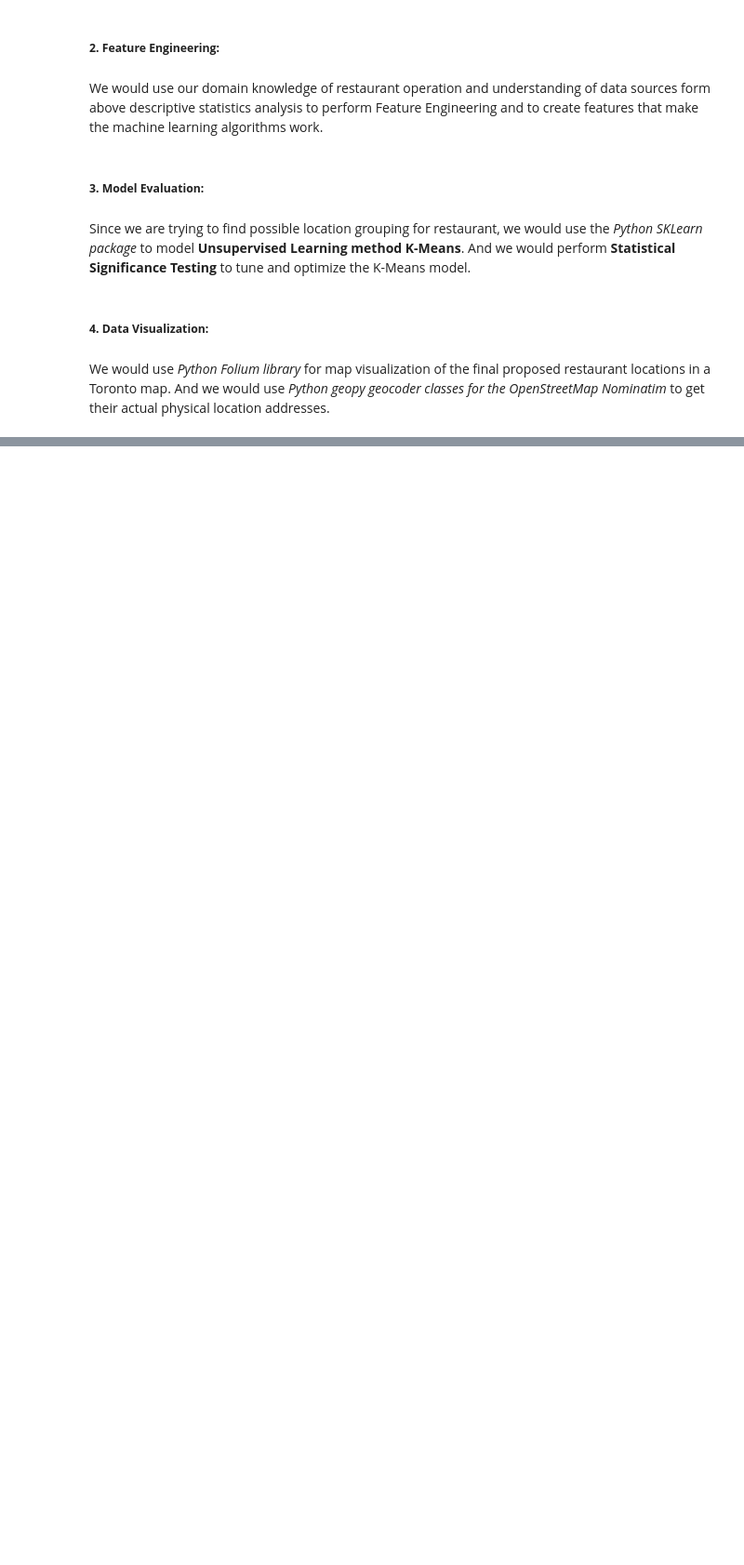
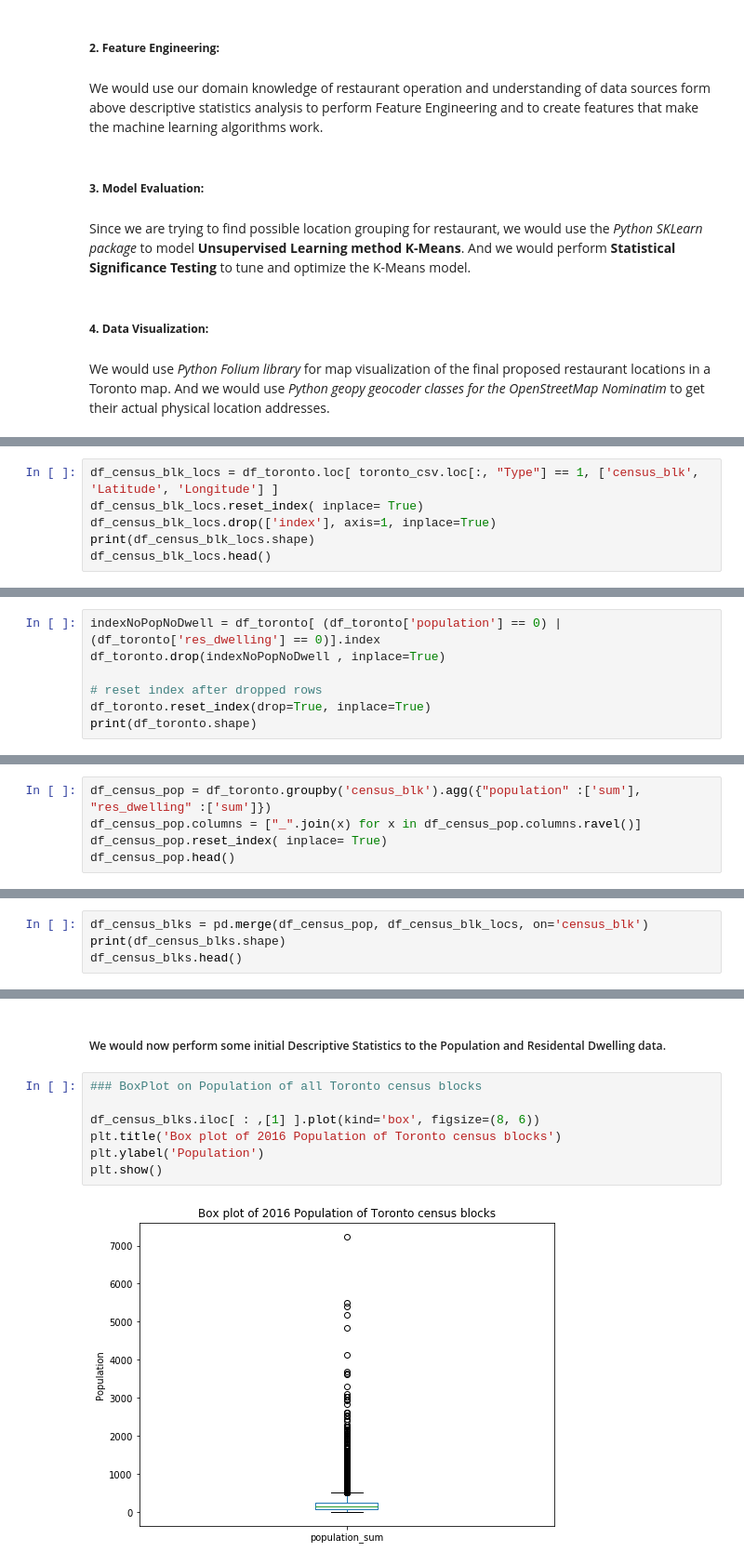
Before and after one commit to Tricomp1/Coursera_Capstone, a Jupyter notebook: CapstoneProjectW4.ipynb, the cells around one changed output, grey strips where cells are left out. Shown at 93% size. Saved outputs shown, nothing was run; the diff lists cells and outputs as text; blank space fills up the shorter version.

```diff
--- a/CapstoneProjectW4.ipynb
+++ b/CapstoneProjectW4.ipynb
@@ -63,0 +147,6 @@ Base URI:  api.foursquare.com/v2
+# %%
+df_census_blk_locs = df_toronto.loc[ toronto_csv.loc[:, "Type"] == 1, ['census_blk', 'Latitude', 'Longitude'] ]
+df_census_blk_locs.reset_index( inplace= True)
+df_census_blk_locs.drop(['index'], axis=1, inplace=True)
+print(df_census_blk_locs.shape)
+df_census_blk_locs.head()
@@ -63,0 +163,7 @@ Base URI:  api.foursquare.com/v2
+# %%
+indexNoPopNoDwell = df_toronto[ (df_toronto['population'] == 0) | (df_toronto['res_dwelling'] == 0)].index
+df_toronto.drop(indexNoPopNoDwell , inplace=True)
+
+# reset index after dropped rows
+df_toronto.reset_index(drop=True, inplace=True)
+print(df_toronto.shape)
@@ -63,0 +174,5 @@ Base URI:  api.foursquare.com/v2
+# %%
+df_census_pop = df_toronto.groupby('census_blk').agg({"population" :['sum'], "res_dwelling" :['sum']})
+df_census_pop.columns = ["_".join(x) for x in df_census_pop.columns.ravel()]
+df_census_pop.reset_index( inplace= True)
+df_census_pop.head()
@@ -63,0 +188,4 @@ Base URI:  api.foursquare.com/v2
+# %%
+df_census_blks = pd.merge(df_census_pop, df_census_blk_locs, on='census_blk')
+print(df_census_blks.shape)
+df_census_blks.head()
@@ -63,0 +216,11 @@ Base URI:  api.foursquare.com/v2
+# %% [markdown]
+##### We would now perform some initial Descriptive Statistics to the Population and Residental Dwelling data.
+# %%
+### BoxPlot on Population of all Toronto census blocks
+
+df_census_blks.iloc[ : ,[1] ].plot(kind='box', figsize=(8, 6))
+plt.title('Box plot of 2016 Population of Toronto census blocks')
+plt.ylabel('Population')
+plt.show()
+# %% [output]
+[figure, added]
```
Also changed, not shown: parts of 49 cells of this notebook.
